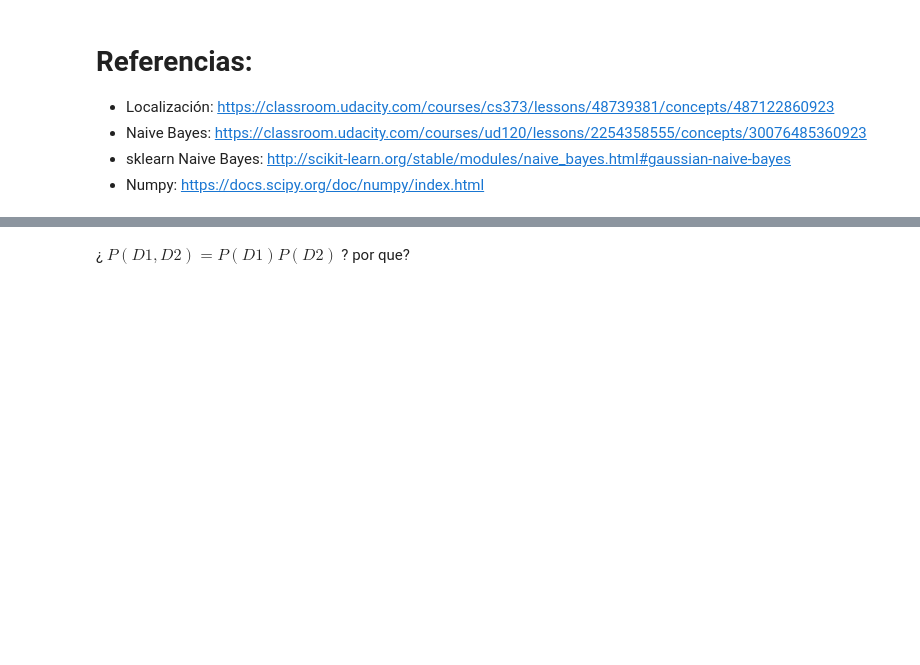
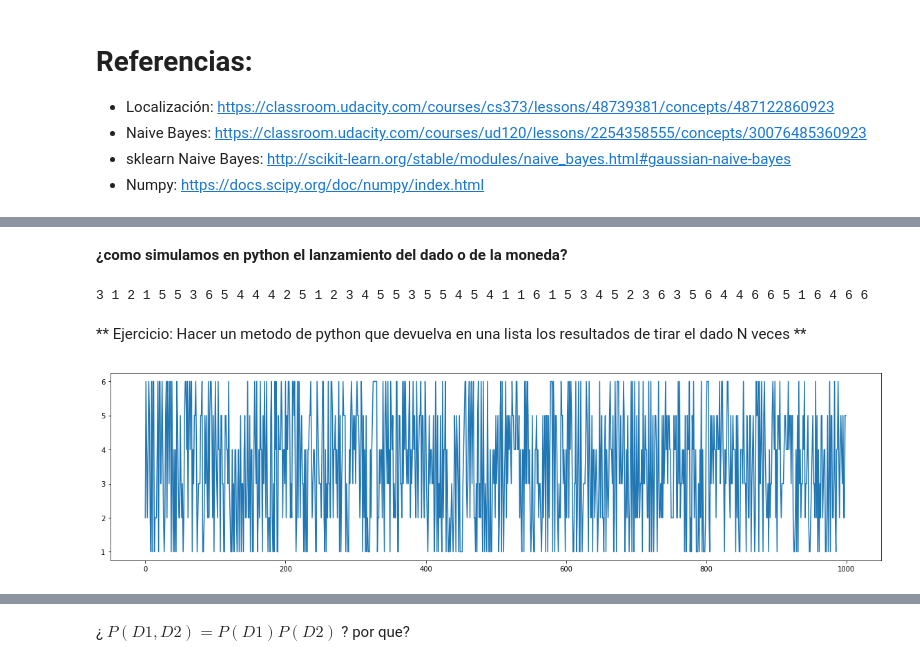
Before and after one commit to lab-ml-itba/Intro-Probabilidad, a Jupyter notebook: 1-Intro_Probabilidad.ipynb, the cells around one changed output, grey strips where cells are left out. Cells and saved outputs as stored; diff of their text form; code cells hidden in the pictures; blank space fills up the shorter version.

```diff
--- a/1-Intro_Probabilidad.ipynb
+++ b/1-Intro_Probabilidad.ipynb
@@ -41,0 +86,2 @@ conda env export > mllab.yml
+# %% [markdown]
+**¿como simulamos en python el lanzamiento del dado o de la moneda?**
@@ -41,0 +90,24 @@ conda env export > mllab.yml
+# %%
+cantidad_de_tiradas = 50
+cantidad_de_caras = 6
+for i in range(cantidad_de_tiradas):
+    # Notar que le sumo uno por que randint(N) va desde 0 hasta N-1
+    d1 = np.random.randint(cantidad_de_caras) + 1
+    print(d1, end=' ')
+# %% [output]
+3 1 2 1 5 5 3 6 5 4 4 4 2 5 1 2 3 4 5 5 3 5 5 4 5 4 1 1 6 1 5 3 4 5 2 3 6 3 5 6 4 4 6 6 5 1 6 4 6 6
+# %% [markdown]
+** Ejercicio: Hacer un metodo de python que devuelva en una lista los resultados de tirar el dado N veces **
+# %%
+def tirar_dado(N):
+    # Notar que randint cambia y ahora si tiene primer parametro, el segundo es el maximo -1
+    # y el primero es el minimo. El tercero es la cantidad
+    return np.random.randint(1, 7, N)
+# %%
+from matplotlib import pyplot as plt
+tirada_de_dados = tirar_dado(1000)
+plt.figure(figsize=(20,5))
+plt.plot(tirada_de_dados)
+plt.show()
+# %% [output]
+[figure, added]
```
Also changed, not shown: parts of 53 cells of this notebook, 6 other files.
